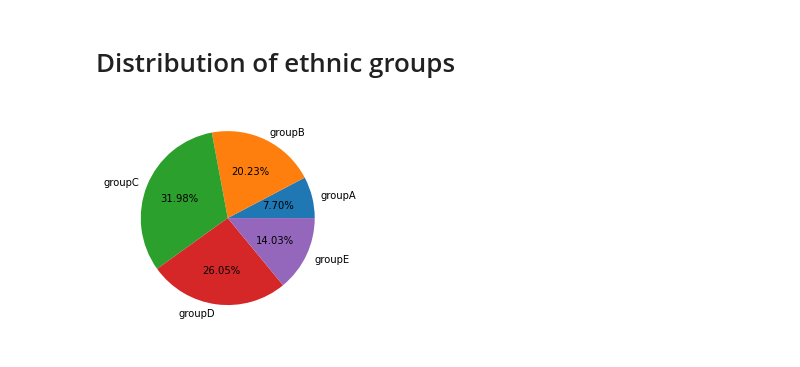
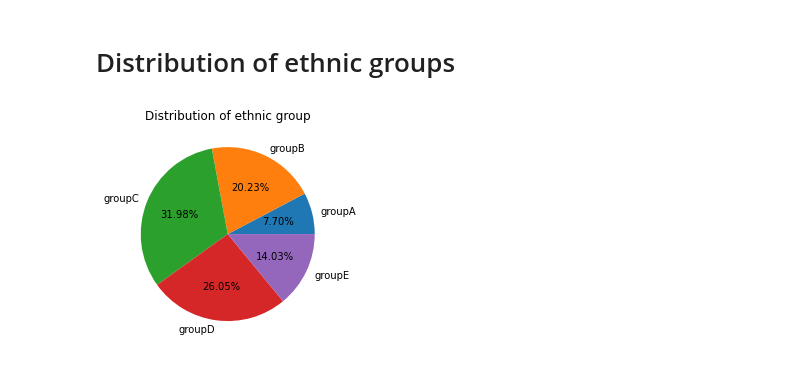
Before and after one commit to rajaram2003/Student-Result-Analysis, a Jupyter notebook: python_code.ipynb, the cells around one changed output. Saved outputs shown, nothing was run; the diff lists cells and outputs as text; code cells hidden in the pictures.

```diff
--- a/python_code.ipynb
+++ b/python_code.ipynb
@@ -195,14 +195,15 @@ print(df["EthnicGroup"].unique())
 # %%
 groupA = df.loc[(df['EthnicGroup'] == "group A")].count()
 groupB = df.loc[(df['EthnicGroup'] == "group B")].count()
 groupC = df.loc[(df['EthnicGroup'] == "group C")].count()
 groupD = df.loc[(df['EthnicGroup'] == "group D")].count()
 groupE = df.loc[(df['EthnicGroup'] == "group E")].count()
 
 l = ["groupA", "groupB", "groupC", "groupD", "groupE"]
 mlist = [groupA["EthnicGroup"], groupB["EthnicGroup"], groupC["EthnicGroup"], groupD["EthnicGroup"], groupE["EthnicGroup"]]
 plt.pie(mlist, labels = l, autopct= "%1.2f%%")
+plt.title("Distribution of ethnic group")
 plt.show()
 #print(groupA, groupB, groupC, groupD, groupE)
 # %% [output]
-[figure, old version]
+[figure, new version]
```
Also changed, not shown: parts of 1 cell of this notebook.
